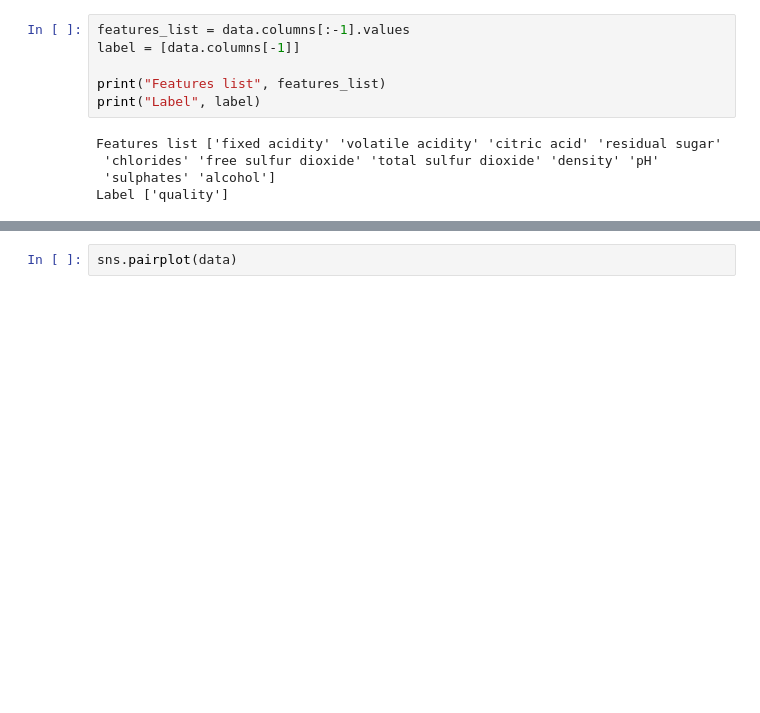
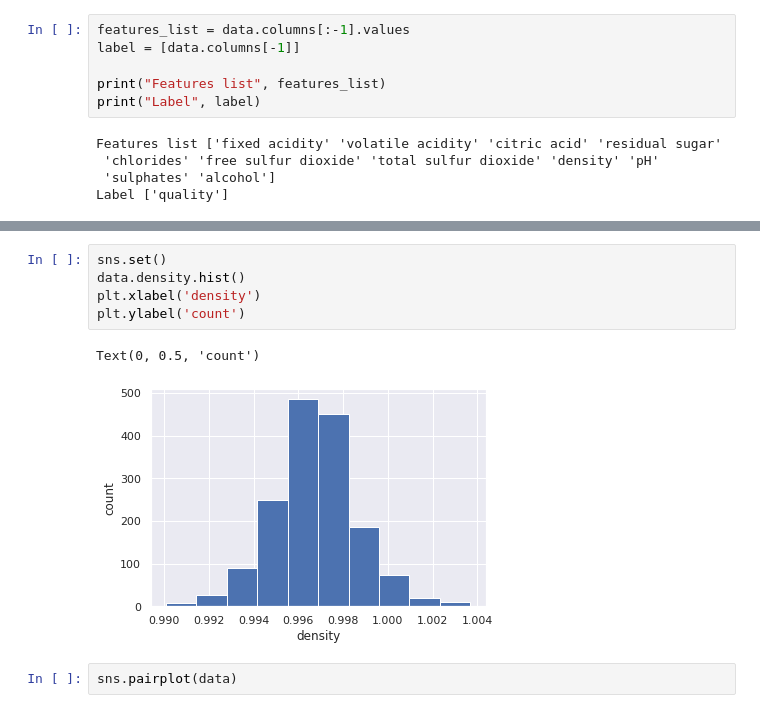
Before and after one commit to hardiksharma6555/MLP_code, a Jupyter notebook: Week1_MLP.ipynb, the cells around one changed output, grey strips where cells are left out. Cells and saved outputs as stored; diff of their text form; blank space fills up the shorter version.

```diff
--- a/Week1_MLP.ipynb
+++ b/Week1_MLP.ipynb
@@ -49,3 +87,11 @@ plt.show()
+# %%
+sns.set()
+data.density.hist()
+plt.xlabel('density')
+plt.ylabel('count')
+# %% [output]
+Text(0, 0.5, 'count')
+[figure, added]
 # %%
 sns.pairplot(data)
 # %% [output]
```
Also changed, not shown: parts of 16 cells of this notebook.
